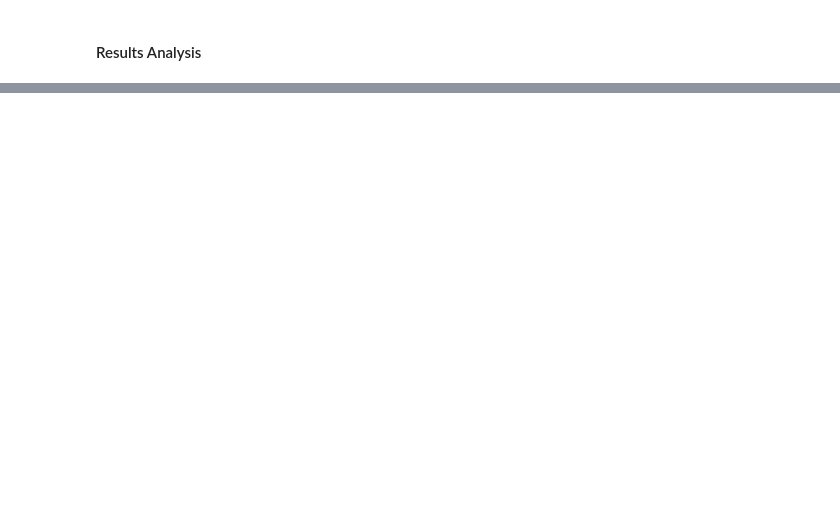
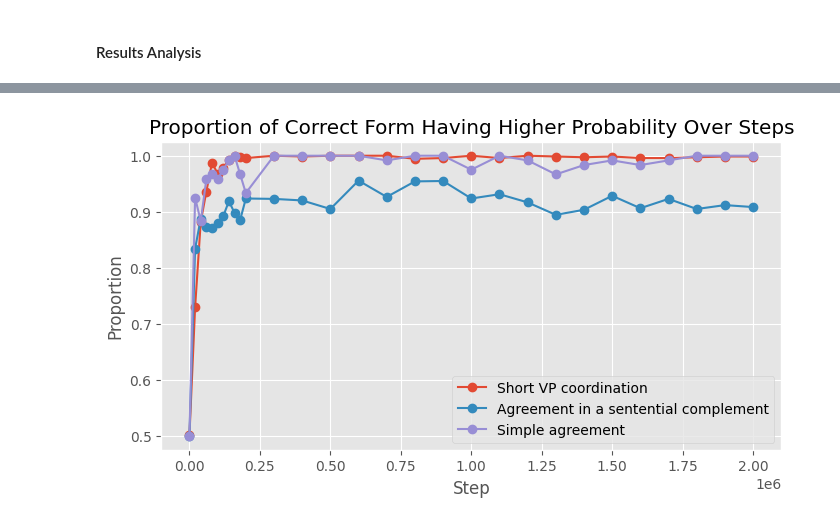
Before and after one commit to NazaninShafiabadi/NeuralLMs, a Jupyter notebook: src/syntax_acquisition.ipynb, the cells around one changed output, grey strips where cells are left out. Saved outputs shown, nothing was run; the diff lists cells and outputs as text; code cells hidden in the pictures; blank space fills up the shorter version.

```diff
--- a/src/syntax_acquisition.ipynb
+++ b/src/syntax_acquisition.ipynb
@@ -295,2 +316,6 @@ vp_coord_results
 # %%
-plot_proportion_correct([(vp_coord_results, 'Short VP coordination'), (sent_comp_results, 'Agreement in a sentential complement'), (simple_agrmt_results, 'Simple agreement')])
+plot_proportion_correct([(vp_coord_results, 'Short VP coordination'),
+                         (sent_comp_results, 'Agreement in a sentential complement'),
+                         (simple_agrmt_results, 'Simple agreement')])
+# %% [output]
+[figure, added]
```
Also changed, not shown: parts of 15 cells of this notebook, 3 other files.
